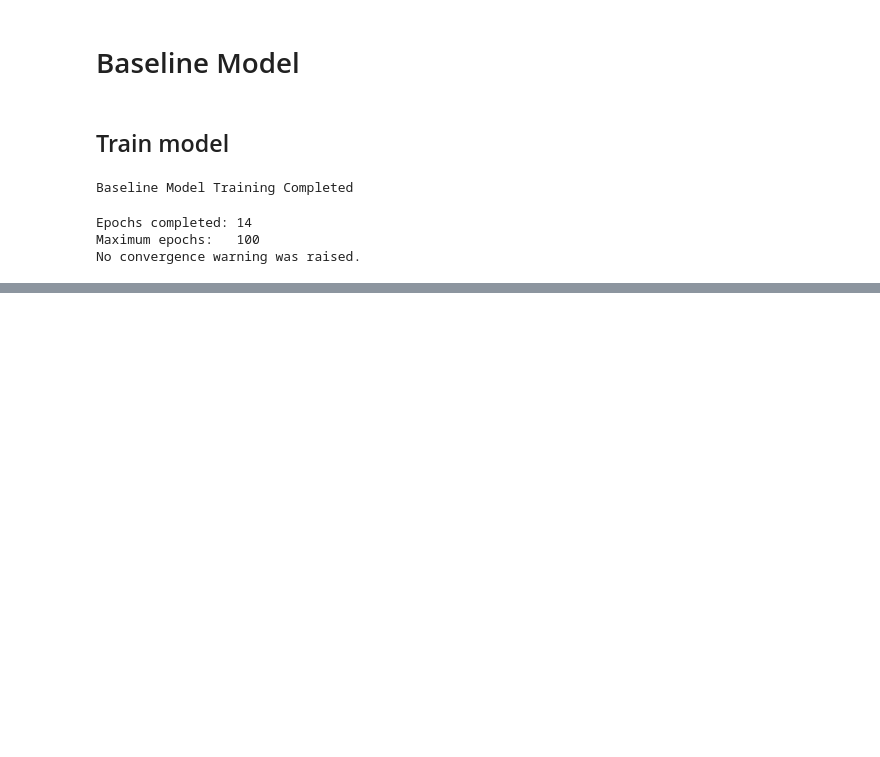
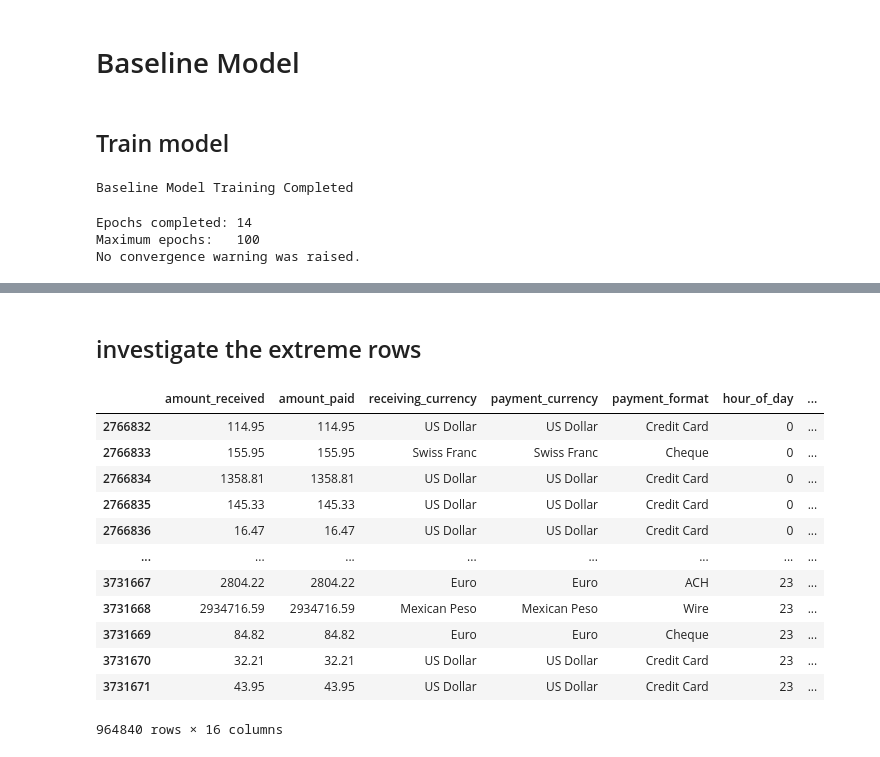
Before and after one commit to surabhi1914/Catch_Fraud, a Jupyter notebook: notebooks/03_baseline_model.ipynb, the cells around one changed output, grey strips where cells are left out. Drawn from its saved outputs; the diff is of its cells as text; code cells hidden in the pictures; blank space fills up the shorter version.

```diff
--- a/notebooks/03_baseline_model.ipynb
+++ b/notebooks/03_baseline_model.ipynb
@@ -474,0 +880,2 @@ print(threshold_df.head(5))
+# %% [markdown]
+## investigate the extreme rows
@@ -474,0 +888,16 @@ print(threshold_df.head(5))
+# %%
+analysis_df
+# %% [output]
+|  | amount_received | amount_paid | receiving_currency | payment_currency | payment_format | hour_of_day | ... |
+| 2766832 | 114.95 | 114.95 | US Dollar | US Dollar | Credit Card | 0 | ... |
+| 2766833 | 155.95 | 155.95 | Swiss Franc | Swiss Franc | Cheque | 0 | ... |
+| 2766834 | 1358.81 | 1358.81 | US Dollar | US Dollar | Credit Card | 0 | ... |
+| 2766835 | 145.33 | 145.33 | US Dollar | US Dollar | Credit Card | 0 | ... |
+| 2766836 | 16.47 | 16.47 | US Dollar | US Dollar | Credit Card | 0 | ... |
+| ... | ... | ... | ... | ... | ... | ... | ... |
+| 3731667 | 2804.22 | 2804.22 | Euro | Euro | ACH | 23 | ... |
+| 3731668 | 2934716.59 | 2934716.59 | Mexican Peso | Mexican Peso | Wire | 23 | ... |
+| 3731669 | 84.82 | 84.82 | Euro | Euro | Cheque | 23 | ... |
+| 3731670 | 32.21 | 32.21 | US Dollar | US Dollar | Credit Card | 23 | ... |
+| 3731671 | 43.95 | 43.95 | US Dollar | US Dollar | Credit Card | 23 | ... |
+964840 rows × 16 columns
```
Also changed, not shown: parts of 67 cells of this notebook, 4 other files.
